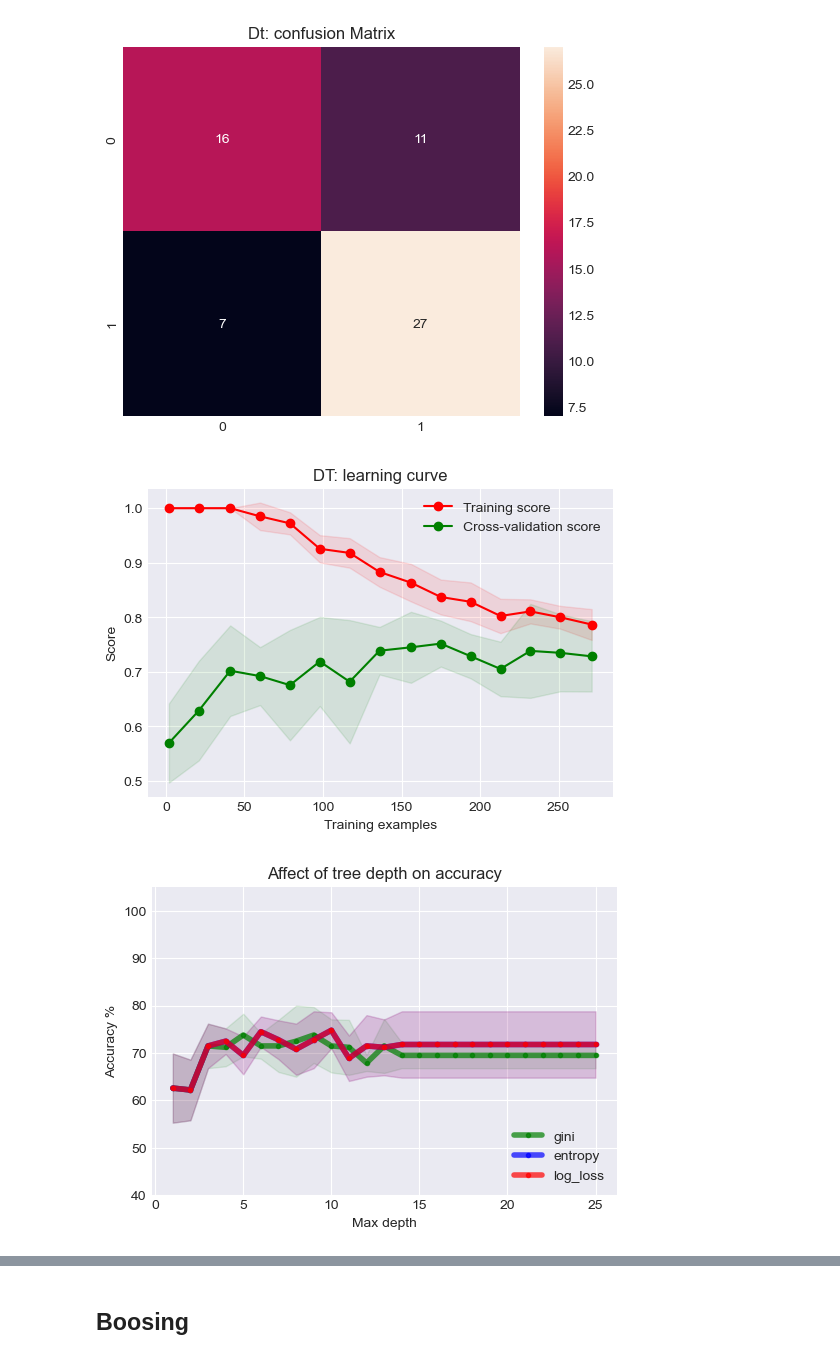
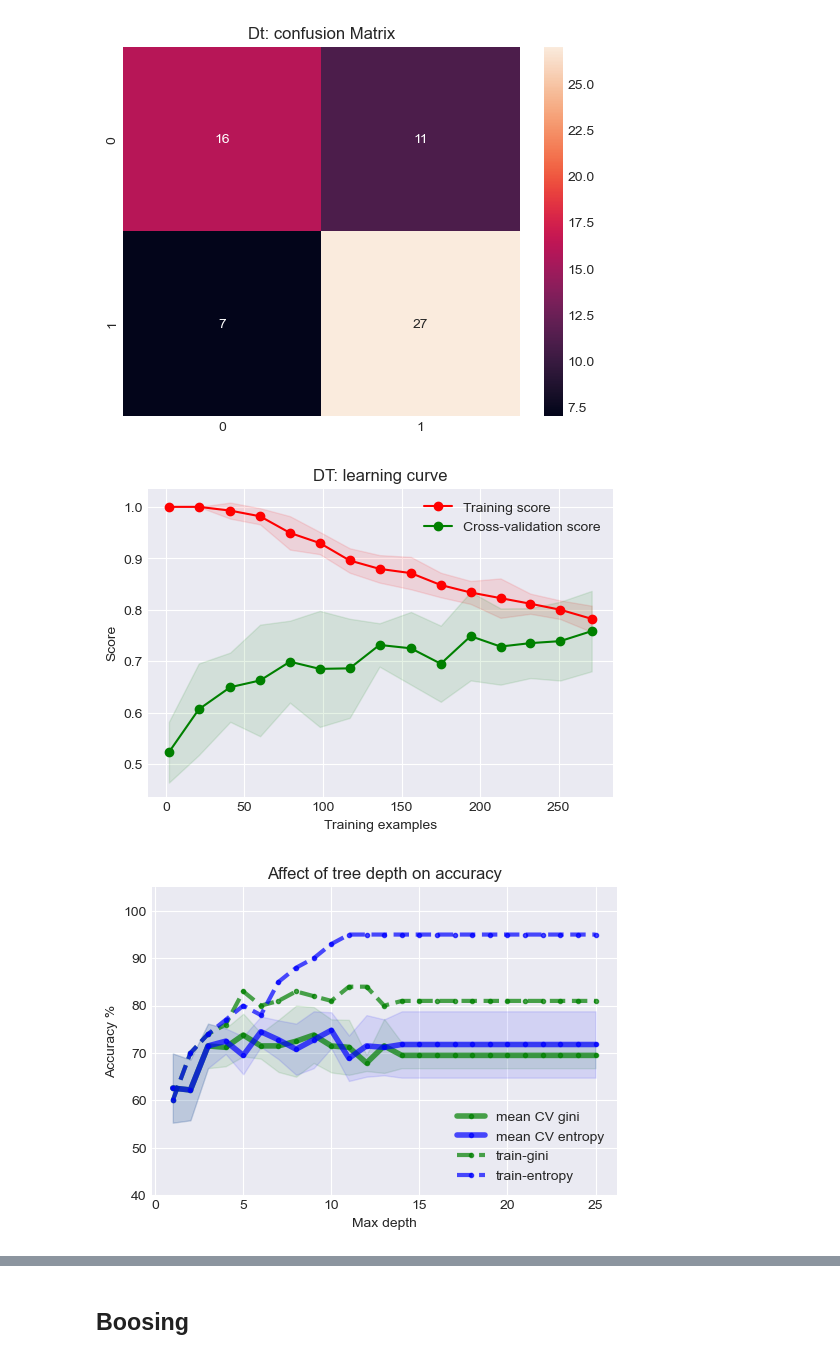
Before and after one commit to Alijafr/ML, a Jupyter notebook: assignment 1/code/Heart attack prediction .ipynb, the cells around one changed output, grey strips where cells are left out. Saved outputs shown, nothing was run; the diff lists cells and outputs as text; code cells hidden in the pictures.

```diff
--- a/assignment 1/code/Heart attack prediction .ipynb
+++ b/assignment 1/code/Heart attack prediction .ipynb
@@ -255,7 +255,7 @@ from sklearn.model_selection import cross_val_score
 from sklearn.model_selection import GridSearchCV
 # %%
 # creating a copy of df
-df1_copy = df
+df1_copy = df_copy
 
 # define the columns to be encoded and scaled (defined before)
 categorial_features = ['sex','exng','caa','cp','fbs','restecg','slp','thall']
@@ -762,31 +761,34 @@ dt =DecisionTreeClassifier(ccp_alpha= 0.01, criterion='gini',max_depth=8,max_fea
 title = 'DT: learning curve'
 plot_learning_curve(dt,title,X,y.squeeze(1),cv=10,n_jobs=-1)
 # plt.show()
-plt.savefig(save_folder+ "DT learning curve.png")
+plt.savefig(save_folder+ "DT learning curve.pdf")
 # %% [output]
-[figure, old version]
+[figure, new version]
 # %%
 # test_acc_dt_depth = []
-# train_acc_dt_depth = []
-criterions = ['gini', 'entropy', 'log_loss']
+train_acc_dt_depth = []
+criterions = ['gini', 'entropy']
 max_depths = list(np.arange(1,26))
 cv_mean = np.zeros((len(criterions),len(max_depths)))
 cv_std = np.zeros((len(criterions),len(max_depths)))
-
+train_acc_dt_depth = np.zeros((len(criterions),len(max_depths)))
 for i, criterion in enumerate(criterions):
     for j,depth in enumerate(max_depths):
         dt =DecisionTreeClassifier(ccp_alpha= 0.01, criterion=criterion,max_depth=depth,max_features='sqrt',random_state=102)
         cv_result = cross_val_score(dt,X,y.squeeze(1)) # uses R^2 as score
         cv_mean[i,j] = round(cv_result.mean()*100,1)
         cv_std[i,j] = round(cv_result.std()*100,1)
-#     dt.fit(X_train,y_train.squeeze(1))
+
+        dt =DecisionTreeClassifier(ccp_alpha= 0.01, criterion=criterion,max_depth=depth,max_features='sqrt',random_state=102)
+
+        dt.fit(X_train,y_train)
 #     # predicting the values
-#     y_pred_train = dt.predict(X_train)
+        y_pred_train = dt.predict(X_train)
 #     y_pred = dt.predict(X_test)
 #     # printing the test accuracy
-#     accuracy_train = accuracy_score(y_train, y_pred_train)
+        accuracy_train = accuracy_score(y_train, y_pred_train)
 #     accuracy_test = accuracy_score(y_test, y_pred)
-#     train_acc_dt_depth.append(round(100*accuracy_train,0))
+        train_acc_dt_depth[i,j] = round(100*accuracy_train,0)
 #     test_acc_dt_depth.append(round(100*accuracy_test,0))
 
 # print("samples used: ",max_depths)
@@ -794,22 +796,26 @@ for i, criterion in enumerate(criterions):
 # print("The test accuracies score of SVM is ", test_acc_dt_depth)
 # %%
 plt.figure(figsize=(6,4))
-plt.plot(max_depths, cv_mean[0], marker='.', color='green', linewidth=4, alpha=0.7, label="gini")
+plt.plot(max_depths, cv_mean[0], marker='.', color='green', linewidth=4, alpha=0.7, label="mean CV gini")
 plt.fill_between(max_depths,cv_mean[0]-cv_std[0],cv_mean[0]+cv_std[0],alpha=0.1, color="g")
-plt.plot(max_depths, cv_mean[1], marker='.', color='blue', linewidth=4, alpha=0.7, label="entropy")
+plt.plot(max_depths, cv_mean[1], marker='.', color='blue', linewidth=4, alpha=0.7, label="mean CV entropy")
 plt.fill_between(max_depths,cv_mean[1]-cv_std[1],cv_mean[1]+cv_std[1],alpha=0.1, color="b")
-plt.plot(max_depths, cv_mean[2], marker='.', color='red', linewidth=4, alpha=0.7, label="log_loss")
-plt.fill_between(max_depths,cv_mean[2]-cv_std[2],cv_mean[2]+cv_std[2],alpha=0.1, color="r")
+# plt.plot(max_depths, cv_mean[2], marker='.', color='red', linewidth=4, alpha=0.7, label="log_loss")
+# plt.fill_between(max_depths,cv_mean[2]-cv_std[2],cv_mean[2]+cv_std[2],alpha=0.1, color="r")
+
+
+plt.plot(max_depths, train_acc_dt_depth[0],linestyle = '--', marker='.', color='green', linewidth=3, alpha=0.7, label="train-gini")
+plt.plot(max_depths, train_acc_dt_depth[1],linestyle = '--', marker='.', color='blue', linewidth=3, alpha=0.7, label="train-entropy")
 
 plt.title("Affect of tree depth on accuracy")
 ax = plt.gca()
 ax.set_ylim([40, 105])
 # ax.set_xscale('log')
 plt.legend(loc='lower right')
 plt.xlabel('Max depth')
 plt.ylabel('Accuracy %')
 # plt.show()
-plt.savefig(save_folder+ "DT tree depth.png")
+plt.savefig(save_folder+ "DT tree depth.pdf")
 # %% [output]
-[figure, old version]
+[figure, new version]
 # %%
```
Also changed, not shown: parts of 20 cells of this notebook, 17 other files.
